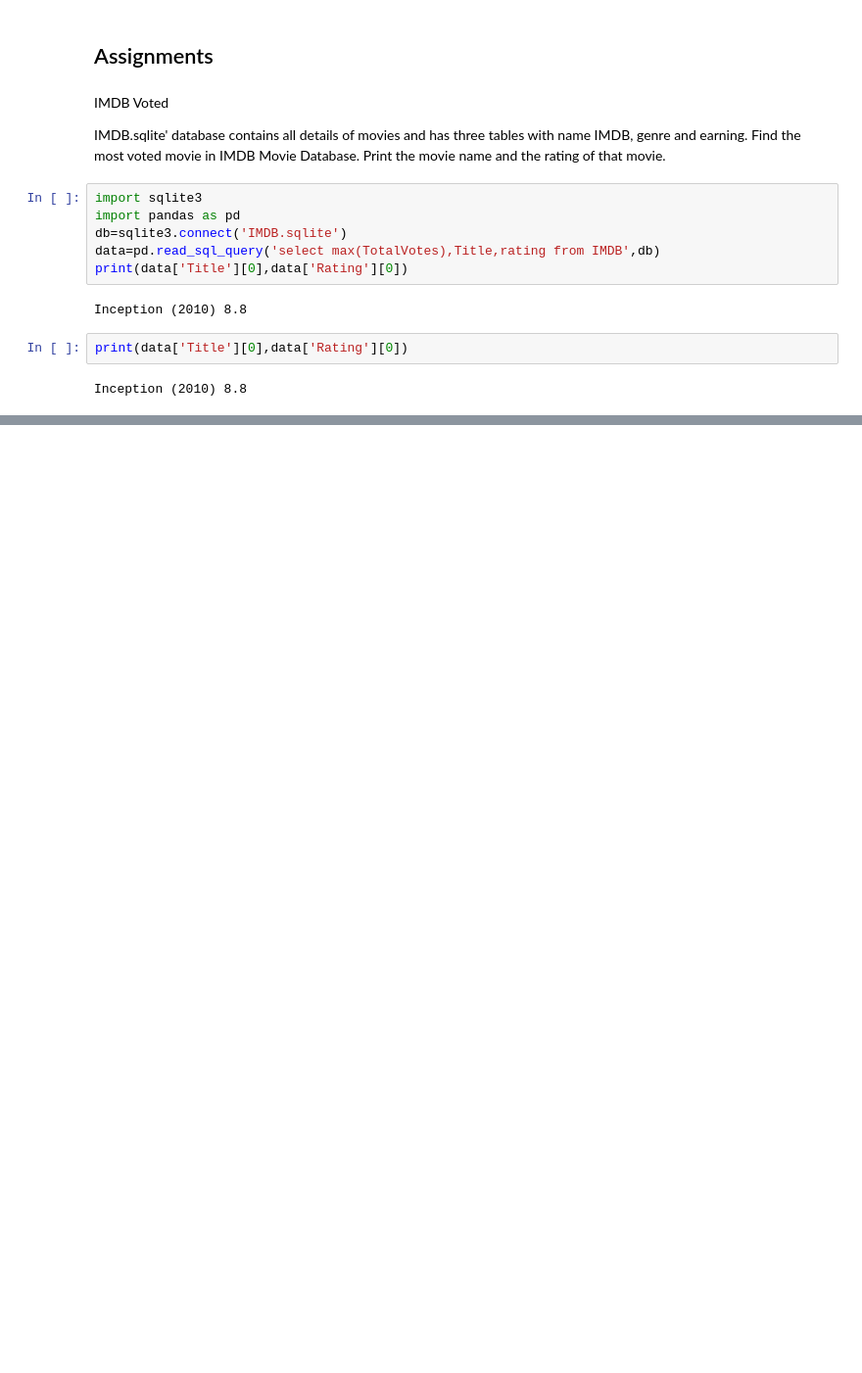
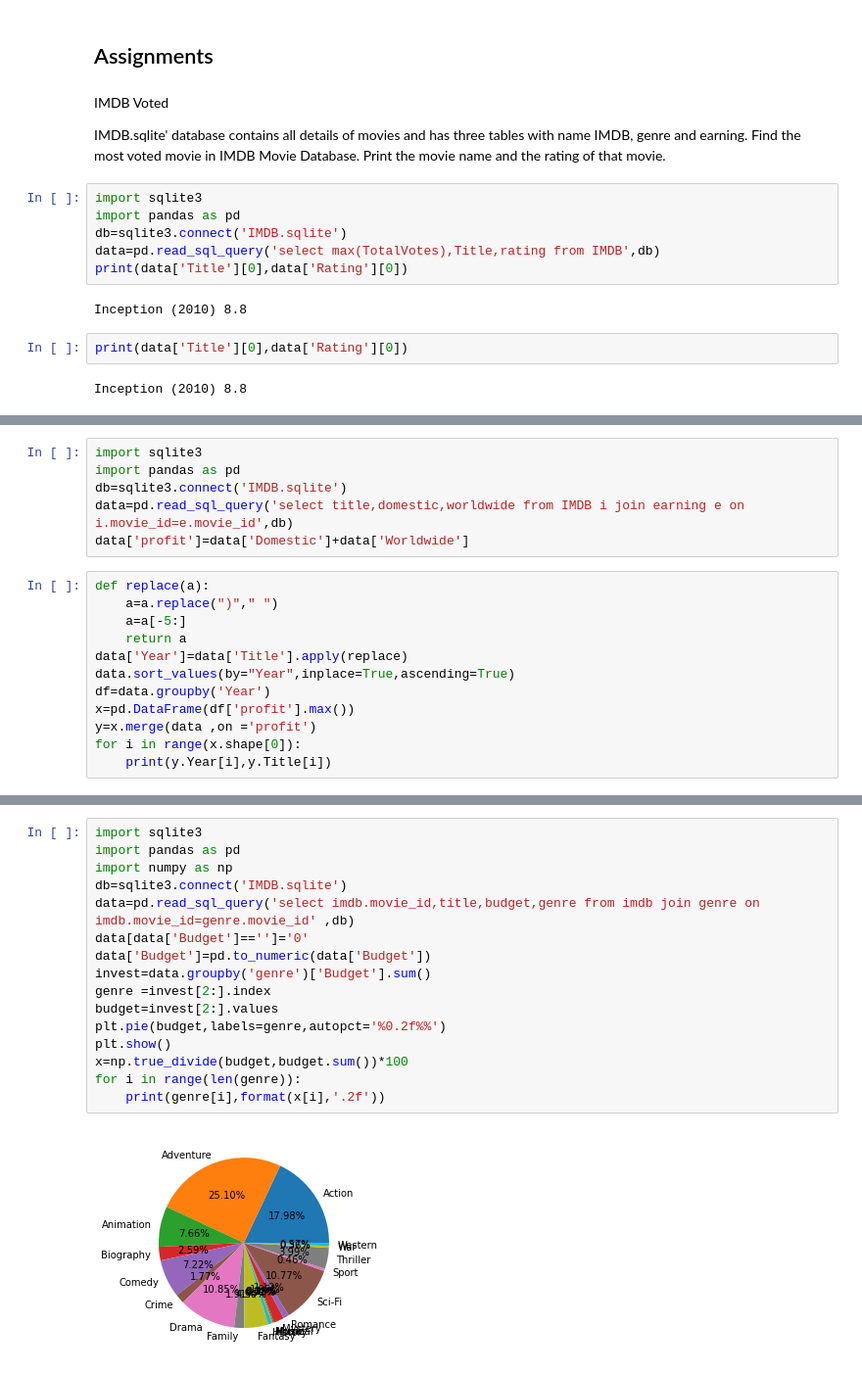
Before and after one commit to gk-gunjan/SQL-Coding-Ninjas, a Jupyter notebook: connection with DB.ipynb, the cells around one changed output, grey strips where cells are left out. Shown at 98% size. Cells and saved outputs as stored; diff of their text form; blank space fills up the shorter version.

Commit message:
commited IMDB genre and budget issue

```diff
--- a/connection with DB.ipynb
+++ b/connection with DB.ipynb
@@ -280,0 +328,18 @@ The Wolf of Wall Street (2013) 180
+# %%
+import sqlite3
+import pandas as pd
+db=sqlite3.connect('IMDB.sqlite')
+data=pd.read_sql_query('select title,domestic,worldwide from IMDB i join earning e on i.movie_id=e.movie_id',db)
+data['profit']=data['Domestic']+data['Worldwide']
+# %%
+def replace(a):
+    a=a.replace(")"," ")
+    a=a[-5:]
+    return a
+data['Year']=data['Title'].apply(replace)
+data.sort_values(by="Year",inplace=True,ascending=True)
+df=data.groupby('Year')
+x=pd.DataFrame(df['profit'].max())
+y=x.merge(data ,on ='profit')
+for i in range(x.shape[0]):
+    print(y.Year[i],y.Title[i])
@@ -280,0 +361,18 @@ The Wolf of Wall Street (2013) 180
+# %%
+import sqlite3
+import pandas as pd
+import numpy as np
+db=sqlite3.connect('IMDB.sqlite')
+data=pd.read_sql_query('select imdb.movie_id,title,budget,genre from imdb join genre on imdb.movie_id=genre.movie_id' ,db)
+data[data['Budget']=='']='0'
+data['Budget']=pd.to_numeric(data['Budget'])
+invest=data.groupby('genre')['Budget'].sum()
+genre =invest[2:].index
+budget=invest[2:].values
+plt.pie(budget,labels=genre,autopct='%0.2f%%')
+plt.show()
+x=np.true_divide(budget,budget.sum())*100
+for i in range(len(genre)):
+    print(genre[i],format(x[i],'.2f'))
+# %% [output]
+[figure, added]
```
Also changed, not shown: parts of 12 cells of this notebook, 1 other file.
